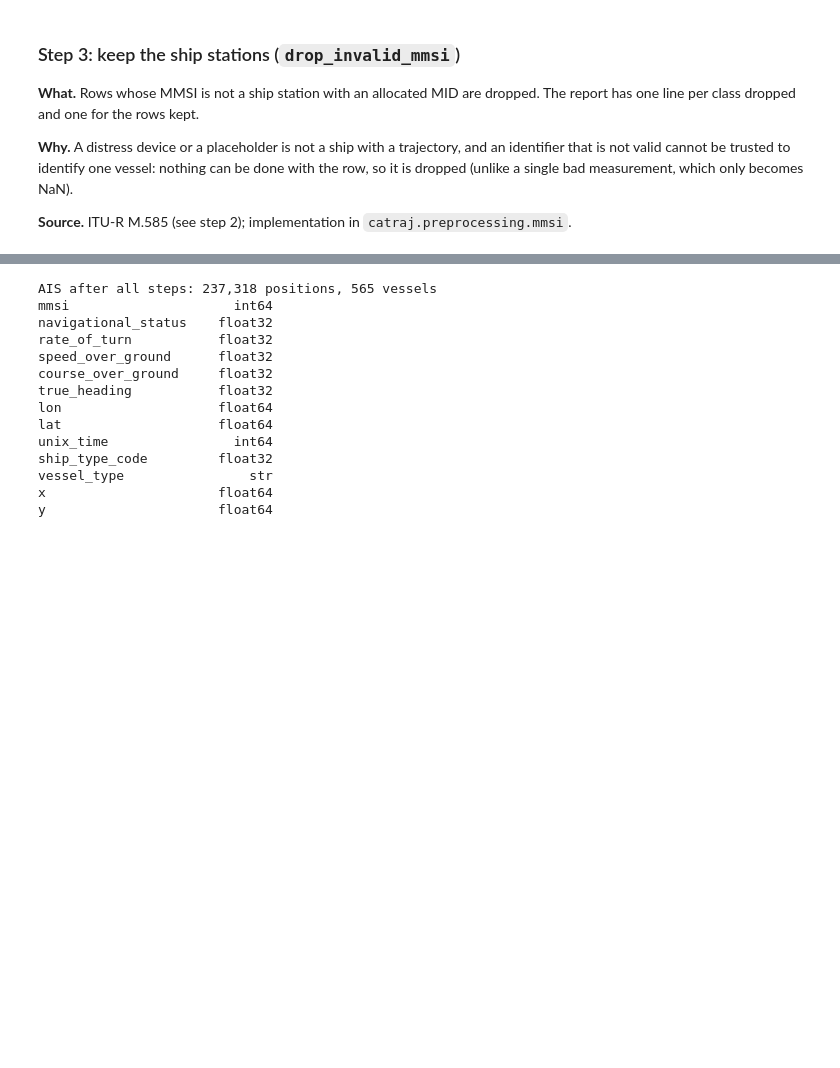
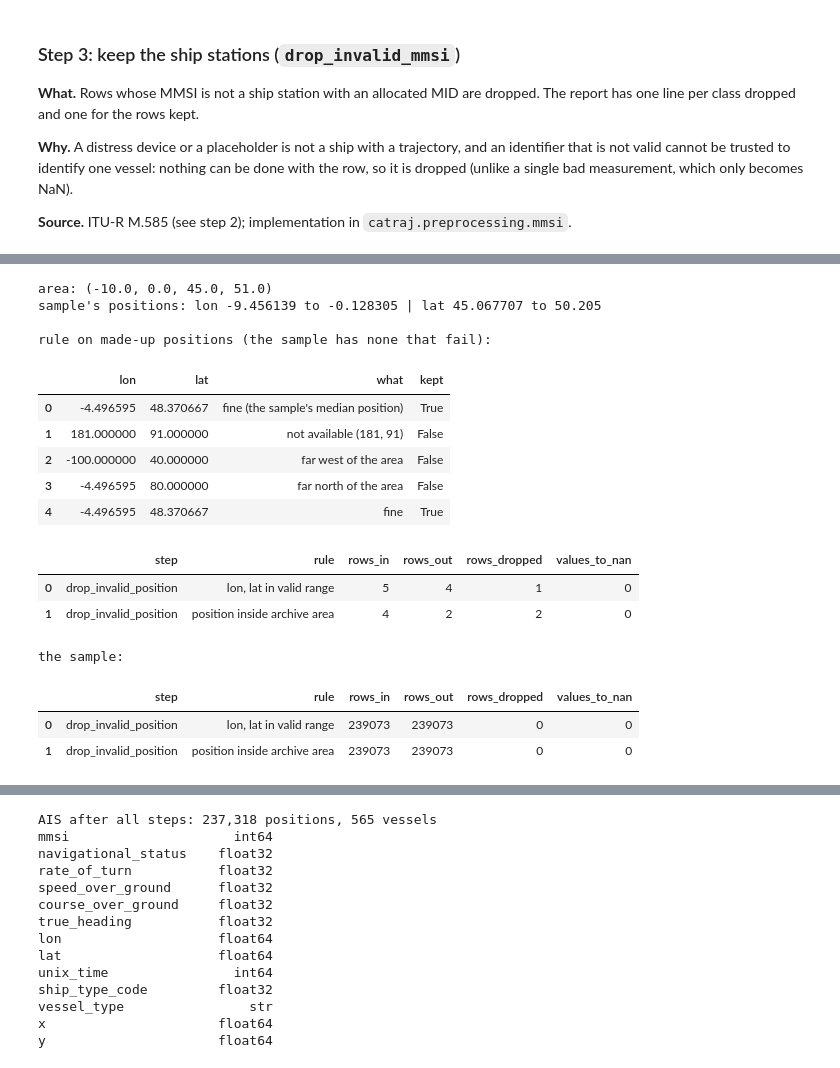
Before and after one commit to smehri/CATraj, a Jupyter notebook: notebooks/01_preprocessing.ipynb, the cells around one changed output, grey strips where cells are left out. Cells and saved outputs as stored; diff of their text form; code cells hidden in the pictures; blank space fills up the shorter version.

```diff
--- a/notebooks/01_preprocessing.ipynb
+++ b/notebooks/01_preprocessing.ipynb
@@ -880,0 +459,19 @@ track = (gv.tile_sources.CartoLight * track).opts(legend_position="top_right", t
+# %%
+if hasattr(steps, "drop_excluded_periods"):
+    for first, last, reason in steps.EXCLUDED_PERIODS:
+        print(f"excluded: {when(first)} to {when(last)}  ({reason})")
+
+    edges = [1451606400 - 1, 1451606400, 1451606400 + 15 * 86400, 1454284799, 1454284800]
+    demo = pd.DataFrame({"unix_time": edges, "time": when(np.array(edges))})
+    demo_rep = PreprocessingReport()
+    kept = steps.drop_excluded_periods(demo, report=demo_rep)
+    print("\nrule on made-up times around January 2016:")
+    display(demo.assign(kept=demo.index.isin(kept.index)))
+    display(show(demo_rep))
+
+    n0 = len(rep)
+    ais = steps.drop_excluded_periods(ais, steps.EXCLUDED_PERIODS, rep)
+    print("the sample (November, so nothing to drop):")
+    display(show(rep, n0))
+else:
+    print(f'the "{DATASET}" dataset has no excluded period: nothing to do (the rule exists for the Zenodo archive only)')
@@ -880,0 +508,40 @@ track = (gv.tile_sources.CartoLight * track).opts(legend_position="top_right", t
+# %%
+print("area:", spec.area)
+print("sample's positions: lon", ais.lon.min(), "to", ais.lon.max(), "| lat", ais.lat.min(), "to", ais.lat.max())
+
+lon0, lat0 = float(ais.lon.median()), float(ais.lat.median())          # a point inside the area
+demo = pd.DataFrame({"lon": [lon0, 181.0, -100.0, lon0, lon0], "lat": [lat0, 91.0, 40.0, 80.0, lat0],
+                     "what": ["fine (the sample's median position)", "not available (181, 91)", "far west of the area",
+                              "far north of the area", "fine"]})
+if DATASET == "us":
+    demo = pd.concat([demo, pd.DataFrame({"lon": [-83.0, -80.0], "lat": [28.0, 43.0],
+                                          "what": ["Gulf side of Florida (cut out)", "Lake Erie, Great Lakes (cut out)"]})],
+                     ignore_index=True)
+demo_rep = PreprocessingReport()
+kept = steps.drop_invalid_position(demo, spec.area, demo_rep)
+print("\nrule on made-up positions (the sample has none that fail):")
+display(demo.assign(kept=demo.index.isin(kept.index)))
+display(show(demo_rep))
+
+n0 = len(rep)
+ais = steps.drop_invalid_position(ais, spec.area, rep)
+print("the sample:")
+display(show(rep, n0))
+# %% [output]
+area: (-10.0, 0.0, 45.0, 51.0)
+sample's positions: lon -9.456139 to -0.128305 | lat 45.067707 to 50.205
+
+rule on made-up positions (the sample has none that fail):
+|  | lon | lat | what | kept |
+| 0 | -4.496595 | 48.370667 | fine (the sample's median position) | True |
+| 1 | 181.000000 | 91.000000 | not available (181, 91) | False |
+| 2 | -100.000000 | 40.000000 | far west of the area | False |
+| 3 | -4.496595 | 80.000000 | far north of the area | False |
+| 4 | -4.496595 | 48.370667 | fine | True |
+|  | step | rule | rows_in | rows_out | rows_dropped | values_to_nan |
+| 0 | drop_invalid_position | lon, lat in valid range | 5 | 4 | 1 | 0 |
+| 1 | drop_invalid_position | position inside archive area | 4 | 2 | 2 | 0 |
+the sample:
+|  | step | rule | rows_in | rows_out | rows_dropped | values_to_nan |
+| 0 | drop_invalid_position | lon, lat in valid range | 239073 | 239073 | 0 | 0 |
+| 1 | drop_invalid_position | position inside archive area | 239073 | 239073 | 0 | 0 |
```
Also changed, not shown: parts of 131 cells of this notebook, 2 other files.
